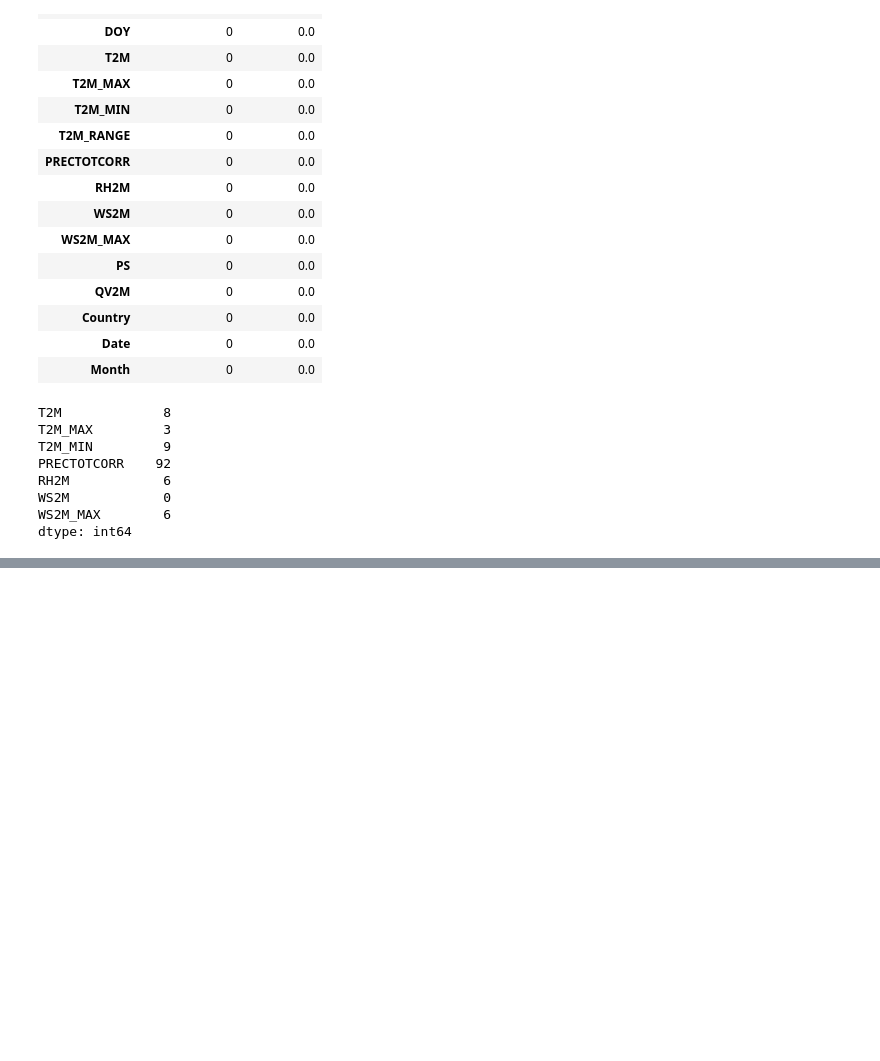
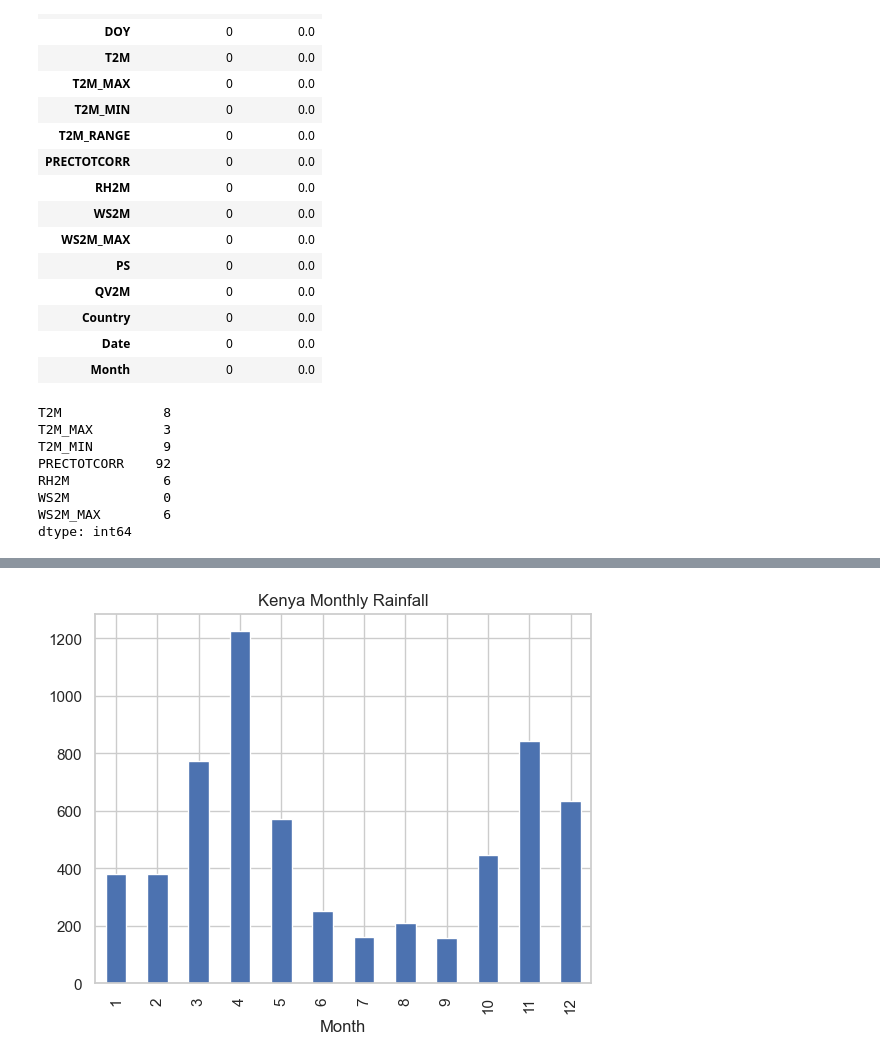
Before and after one commit to me0426/me0426-climate-challenge-week0, a Jupyter notebook: notebooks/kenya_eda.ipynb, the cells around one changed output, grey strips where cells are left out. Cells and saved outputs as stored; diff of their text form; code cells hidden in the pictures; blank space fills up the shorter version.

```diff
--- a/notebooks/kenya_eda.ipynb
+++ b/notebooks/kenya_eda.ipynb
@@ -99,0 +111,9 @@ df.to_csv("kenya_clean.csv", index=False)
+# %%
+monthly_rain = df.groupby("Month")["PRECTOTCORR"].sum()
+
+plt.figure()
+monthly_rain.plot(kind="bar")
+plt.title("Kenya Monthly Rainfall")
+plt.show()
+# %% [output]
+[figure, added]
```
Also changed, not shown: parts of 7 cells of this notebook.
